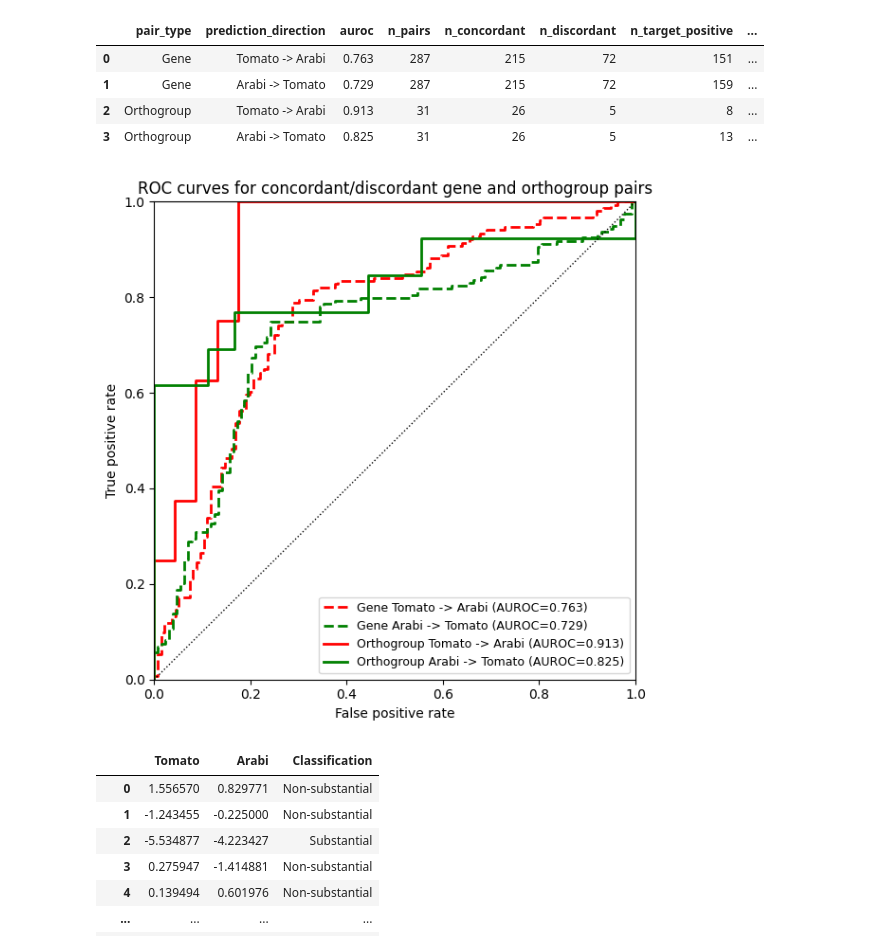
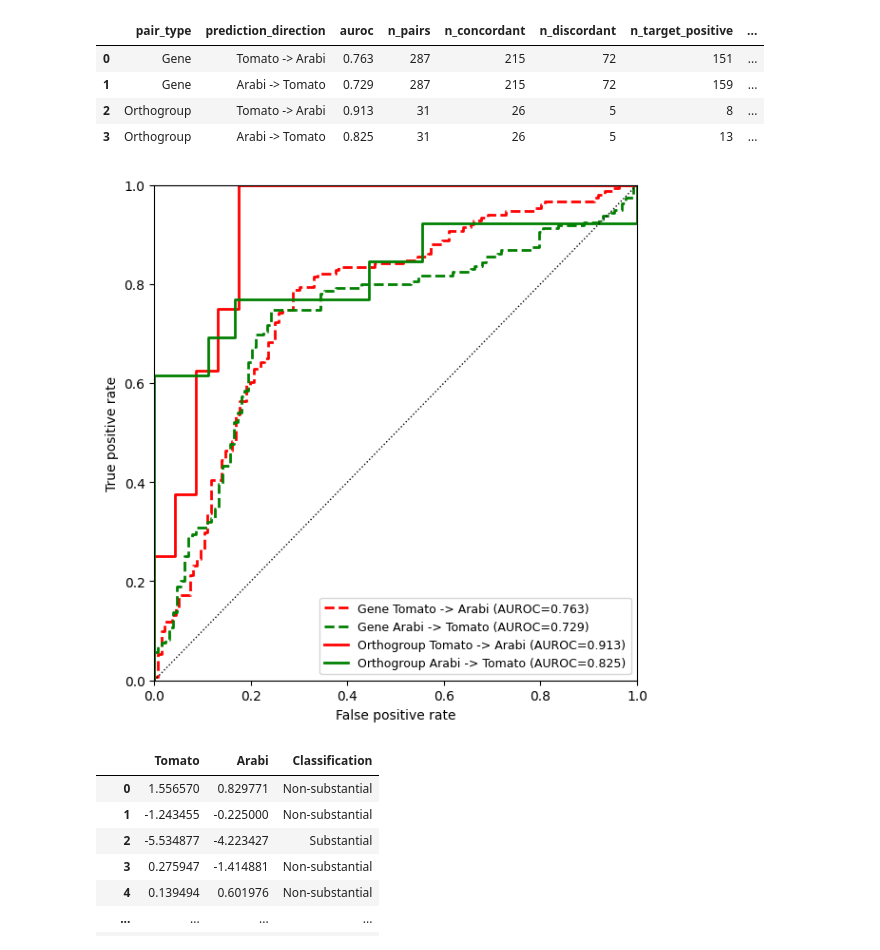
Before and after one commit to gillislab/Family_level_coexpression, a Jupyter notebook: Review_expts/add_auroc_and_odds_ratio/arabit_tom_gene_vs_ortho_comparison_auroc.ipynb, the cells around one changed output. Saved outputs shown, nothing was run; the diff lists cells and outputs as text; code cells hidden in the pictures.

```diff
--- a/Review_expts/add_auroc_and_odds_ratio/arabit_tom_gene_vs_ortho_comparison_auroc.ipynb
+++ b/Review_expts/add_auroc_and_odds_ratio/arabit_tom_gene_vs_ortho_comparison_auroc.ipynb
@@ -968,35 +968,35 @@ plot_linestyles = {
 
 plt.figure(figsize=(6, 6))
 for _, summary_row in bidirectional_auroc_summary.iterrows():
     curve_subset = bidirectional_roc_curves.loc[
         (bidirectional_roc_curves["pair_type"] == summary_row["pair_type"])
         & (
             bidirectional_roc_curves["prediction_direction"]
             == summary_row["prediction_direction"]
         )
     ]
     plt.plot(
         curve_subset["fpr"],
         curve_subset["tpr"],
         color=plot_colors[summary_row["prediction_direction"]],
         linestyle=plot_linestyles[summary_row["pair_type"]],
         linewidth=2,
         label=(
             f"{summary_row['pair_type']} {summary_row['prediction_direction']} "
             f"(AUROC={summary_row['auroc']:.3f})"
         ),
     )
 
 plt.plot([0, 1], [0, 1], color="black", linestyle=":", linewidth=1)
 plt.xlim(0, 1)
 plt.ylim(0, 1)
 plt.xlabel("False positive rate")
 plt.ylabel("True positive rate")
-plt.title("ROC curves for concordant/discordant gene and orthogroup pairs")
+#plt.title("ROC curves for concordant/discordant gene and orthogroup pairs")
 plt.legend(loc="lower right", fontsize=9)
 plt.tight_layout()
 # %% [output]
-[figure, old version]
+[figure, new version]
 # %%
 new_merged_result
 # %% [output]
```
